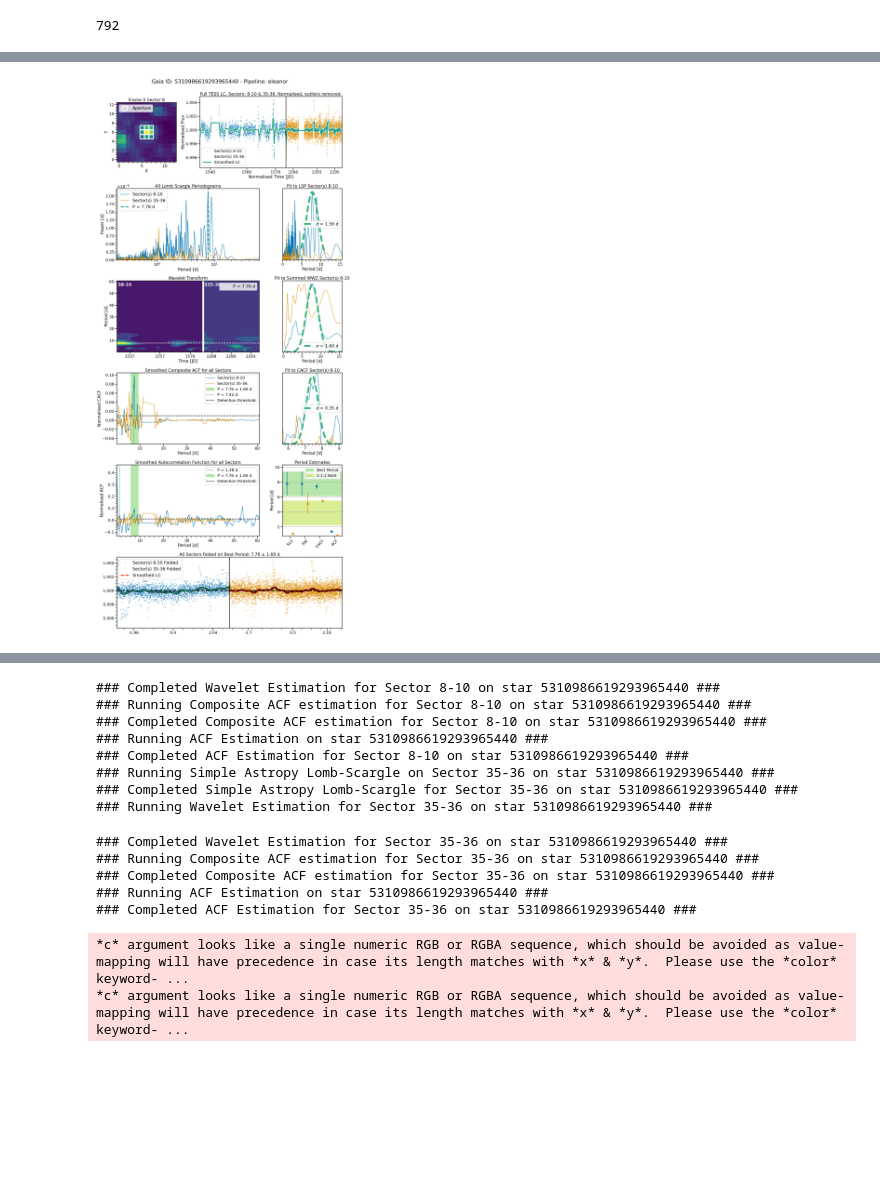
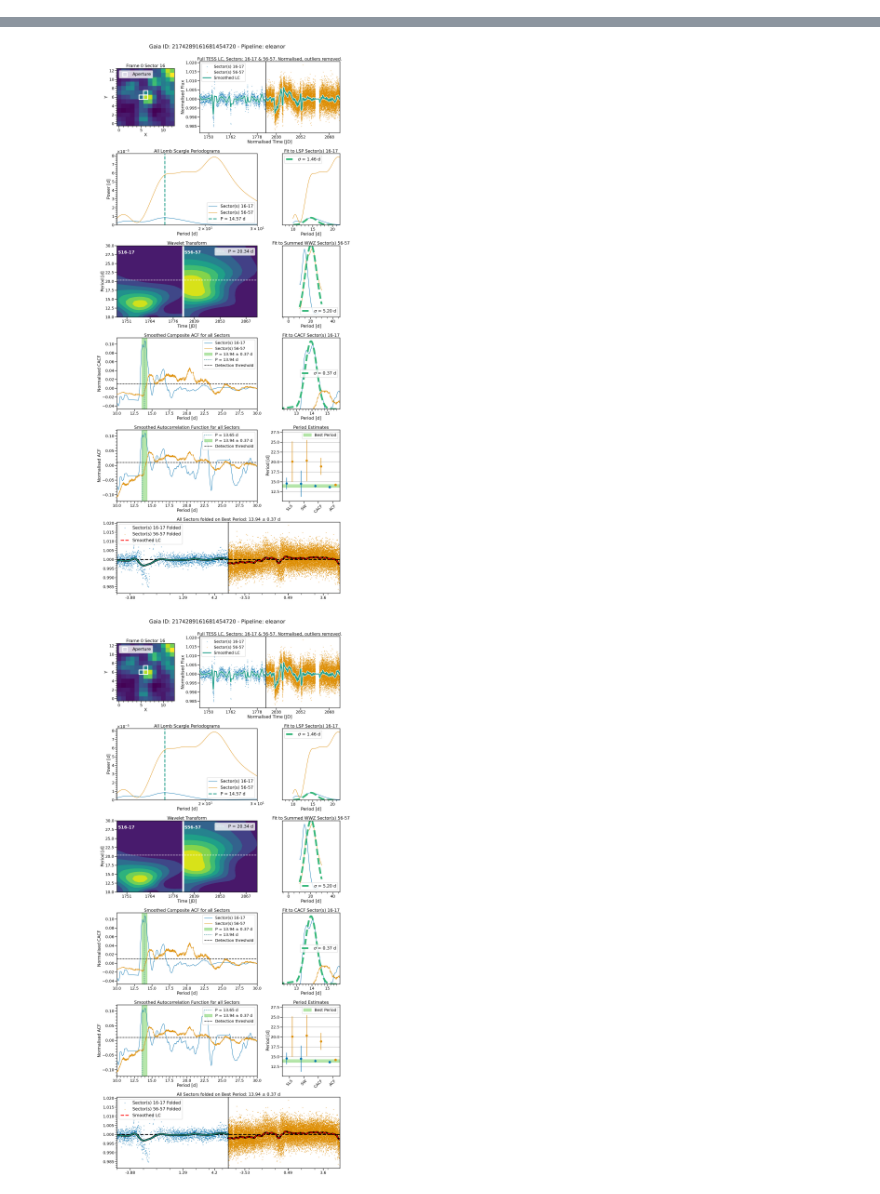
Before and after one commit to ojhall94/michael, a Jupyter notebook: Examples/Example.ipynb, the cells around one changed output, grey strips where cells are left out. Saved outputs shown, nothing was run; the diff lists cells and outputs as text; code cells hidden in the pictures; blank space fills up the shorter version.

```diff
--- a/Examples/Example.ipynb
+++ b/Examples/Example.ipynb
@@ -17,16 +36,12 @@ from michael import janet
 # %%
 uni = pd.read_csv("/Users/oliver.hall/Research/unicorn/data/unicorn.csv", index_col=0)
 # %%
-index = 4#uni[uni.source_id == int(48977371798954368)].index[0]
+index = 1#uni[uni.source_id == int(48977371798954368)].index[0]
-# %%
-len(uni)
-# %% [output]
-792
 # %%
-for method in ['eleanor', 'eleanor-corner','eleanor-pca', 'unpopular','tess-sip', 'tess-sip-detrended']:
+for method in ['eleanor']:#'eleanor', 'eleanor-corner','eleanor-pca', 'unpopular','tess-sip', 'tess-sip-detrended']:
     j = janet.boot(uni, index=index, pipeline = method)
     j.prepare_data()
-    j.get_rotation(period_range = 'auto')
+    j.get_rotation(period_range = (10, 30))
     j.validate_rotation()
     j.view()
     plt.show()
@@ -60 +84,0 @@ For this target, this is 60.75 days.
-[figure, old version]
@@ -72,15 +99,2 @@ For this target, this is 60.75 days.
-### Completed Wavelet Estimation for Sector 8-10 on star 5310986619293965440 ###
-### Running Composite ACF estimation for Sector 8-10 on star 5310986619293965440 ###
-### Completed Composite ACF estimation for Sector 8-10 on star 5310986619293965440 ###
-### Running ACF Estimation on star 5310986619293965440 ###
-### Completed ACF Estimation for Sector 8-10 on star 5310986619293965440 ###
-### Running Simple Astropy Lomb-Scargle on Sector 35-36 on star 5310986619293965440 ###
-### Completed Simple Astropy Lomb-Scargle for Sector 35-36 on star 5310986619293965440 ###
-### Running Wavelet Estimation for Sector 35-36 on star 5310986619293965440 ###
-### Completed Wavelet Estimation for Sector 35-36 on star 5310986619293965440 ###
-### Running Composite ACF estimation for Sector 35-36 on star 5310986619293965440 ###
-### Completed Composite ACF estimation for Sector 35-36 on star 5310986619293965440 ###
-### Running ACF Estimation on star 5310986619293965440 ###
-### Completed ACF Estimation for Sector 35-36 on star 5310986619293965440 ###
-*c* argument looks like a single numeric RGB or RGBA sequence, which should be avoided as value-mapping will have precedence in case its length matches with *x* & *y*.  Please use the *color* keyword- ...
-*c* argument looks like a single numeric RGB or RGBA sequence, which should be avoided as value-mapping will have precedence in case its length matches with *x* & *y*.  Please use the *color* keyword- ...
+[figure, new version]
+[figure, added]
```
Also changed, not shown: parts of 7 cells of this notebook.
